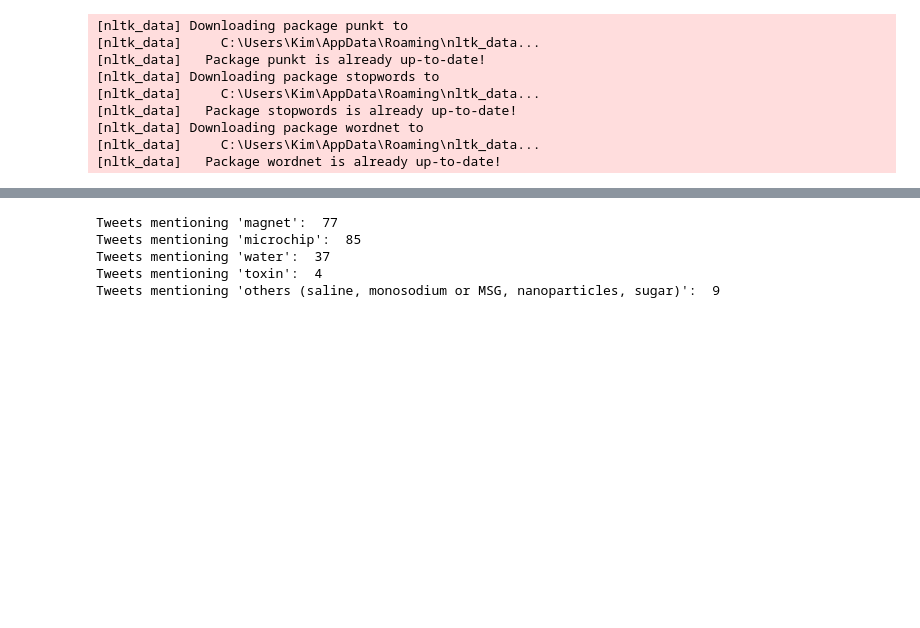
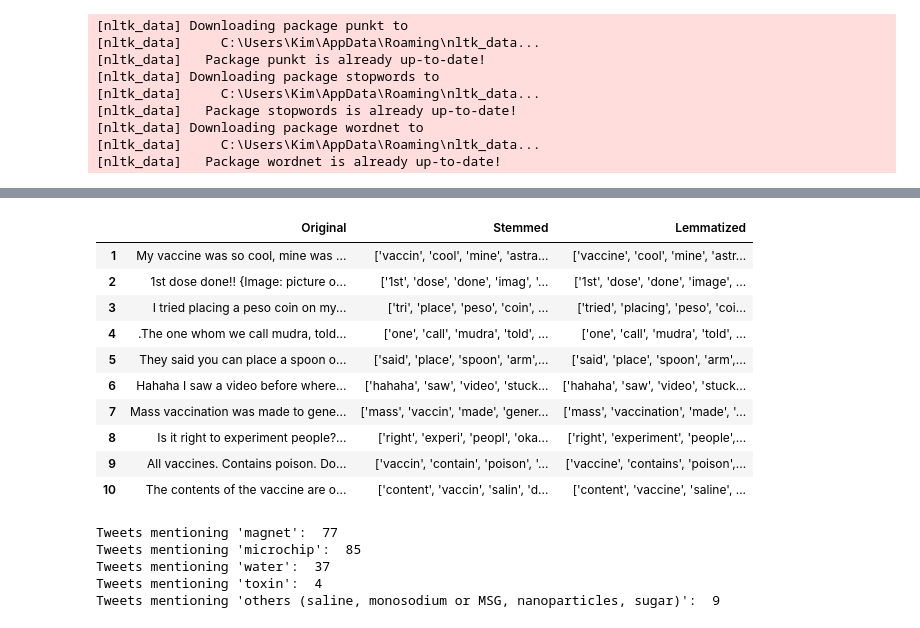
Before and after one commit to KituIco/cs132-g28-covid-vaccine-implants, a Jupyter notebook: misc/Data-Exploration-NLP.ipynb, the cells around one changed output, grey strips where cells are left out. Drawn from its saved outputs; the diff is of its cells as text; code cells hidden in the pictures; blank space fills up the shorter version.

Commit message:
clean up

```diff
--- a/misc/Data-Exploration-NLP.ipynb
+++ b/misc/Data-Exploration-NLP.ipynb
@@ -188,11 +198,11 @@ def emote_to_word(text):
         text = text.replace("🧲", "magnet" ) # not included in emoticons database
     return text
 
-texts = copy.deepcopy(texts_raw)
+texts = copy.deepcopy(df_clean["Tweet Translated"])
 
 texts = [emoji_to_word(t) for t in texts]
 texts = [emote_to_word(t) for t in texts]
 
-df_emoji = pd.DataFrame({'Original': texts_raw, 'Without Emotes': texts})
-df_emoji.style.set_properties(**{'text-align': 'left'})
+df_emoji = pd.DataFrame({'Original': df_clean["Tweet Translated"], 'Without Emotes': texts})
+df_emoji.head(10).style.set_properties(**{'text-align': 'left'})
 # %% [output]
@@ -281,6 +321,6 @@ def stem_lem(text):
 processed_texts = [stem_lem(t) for t in texts_tok]
 
 
-df_sl = pd.DataFrame({'Original': texts_raw, 'Stemmed': texts_stem, 'Lemmatized': texts_lem})
-df_sl.style.set_properties(**{'text-align': 'left'})
+df_sl = pd.DataFrame({'Original': df_clean["Tweet Translated"], 'Stemmed': texts_stem, 'Lemmatized': texts_lem})
+df_sl.head(10).style.set_properties(**{'text-align': 'left'})
 # %% [output]
@@ -288,3 +327,14 @@ df_sl.style.set_properties(**{'text-align': 'left'})
+|  | Original | Stemmed | Lemmatized |
+| 1 | My vaccine was so cool, mine was ... | ['vaccin', 'cool', 'mine', 'astra... | ['vaccine', 'cool', 'mine', 'astr... |
+| 2 | 1st dose done!! {Image: picture o... | ['1st', 'dose', 'done', 'imag', '... | ['1st', 'dose', 'done', 'image', ... |
+| 3 | I tried placing a peso coin on my... | ['tri', 'place', 'peso', 'coin', ... | ['tried', 'placing', 'peso', 'coi... |
+| 4 | .The one whom we call mudra, told... | ['one', 'call', 'mudra', 'told', ... | ['one', 'call', 'mudra', 'told', ... |
+| 5 | They said you can place a spoon o... | ['said', 'place', 'spoon', 'arm',... | ['said', 'place', 'spoon', 'arm',... |
+| 6 | Hahaha I saw a video before where... | ['hahaha', 'saw', 'video', 'stuck... | ['hahaha', 'saw', 'video', 'stuck... |
+| 7 | Mass vaccination was made to gene... | ['mass', 'vaccin', 'made', 'gener... | ['mass', 'vaccination', 'made', '... |
+| 8 | Is it right to experiment people?... | ['right', 'experi', 'peopl', 'oka... | ['right', 'experiment', 'people',... |
+| 9 | All vaccines. Contains poison. Do... | ['vaccin', 'contain', 'poison', '... | ['vaccine', 'contains', 'poison',... |
+| 10 | The contents of the vaccine are o... | ['content', 'vaccin', 'salin', 'd... | ['content', 'vaccine', 'saline', ... |
 # %%
 # will go with exploring lemmatized dataset
 
```
Also changed, not shown: parts of 5 cells of this notebook.
